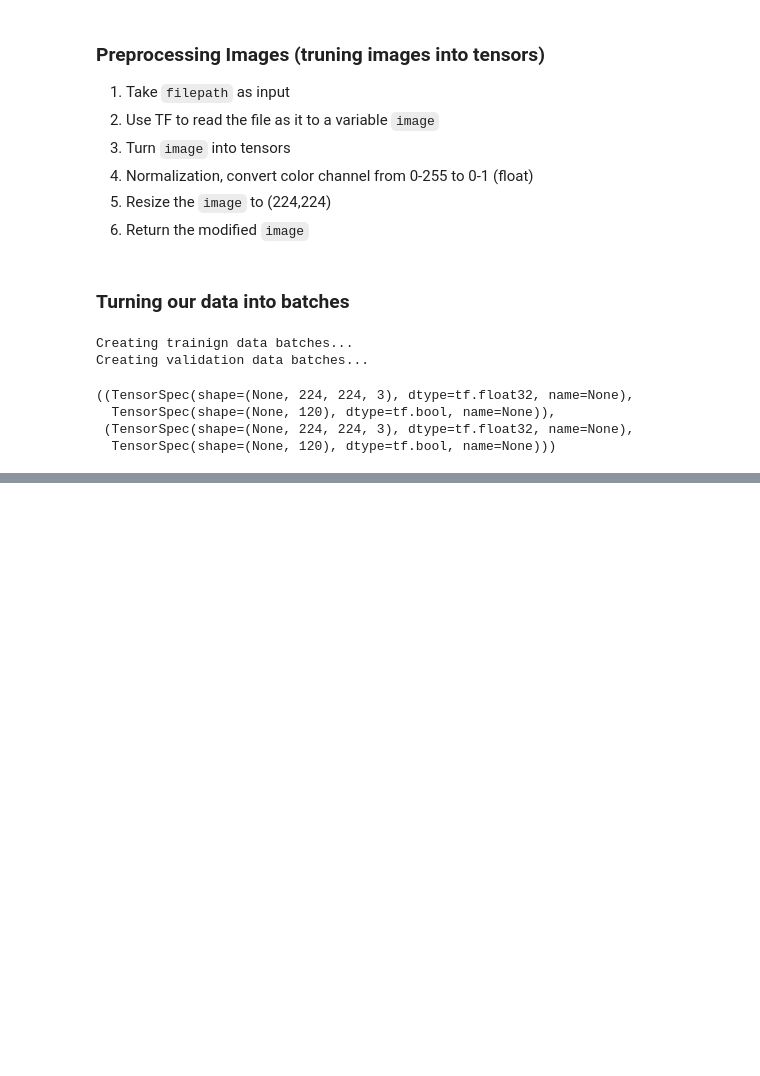
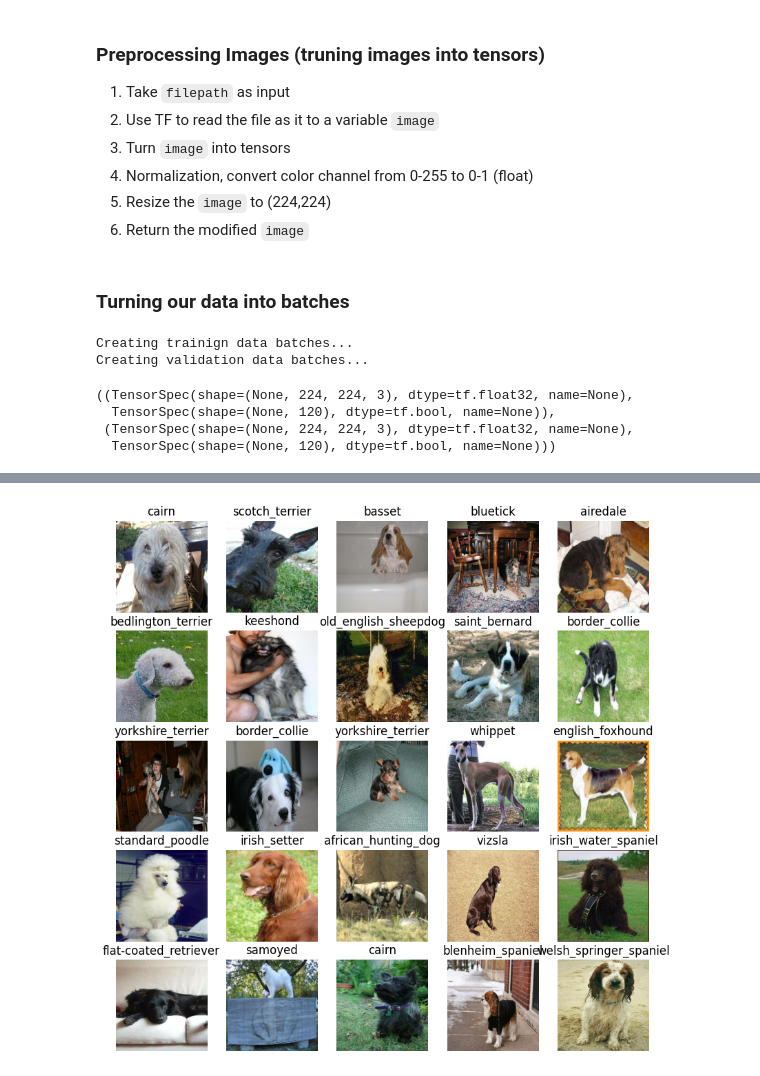
Before and after one commit to CTR-tech/dog-breed-classification, a Jupyter notebook: dog_breed_classification.ipynb, the cells around one changed output, grey strips where cells are left out. Drawn from its saved outputs; the diff is of its cells as text; code cells hidden in the pictures; blank space fills up the shorter version.

```diff
--- a/dog_breed_classification.ipynb
+++ b/dog_breed_classification.ipynb
@@ -241,0 +260,7 @@ train_data.element_spec, val_data.element_spec
+# %%
+# validation
+val_images, val_labels = next(val_data.as_numpy_iterator())
+# %%
+show_25_images(val_images, val_labels)
+# %% [output]
+[figure, added]
```
Also changed, not shown: parts of 4 cells of this notebook.
